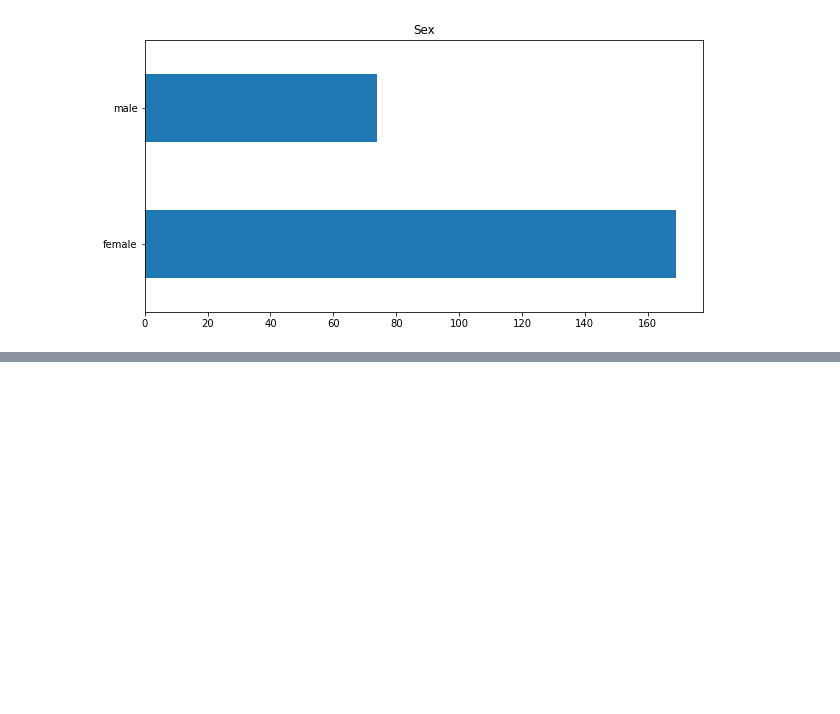
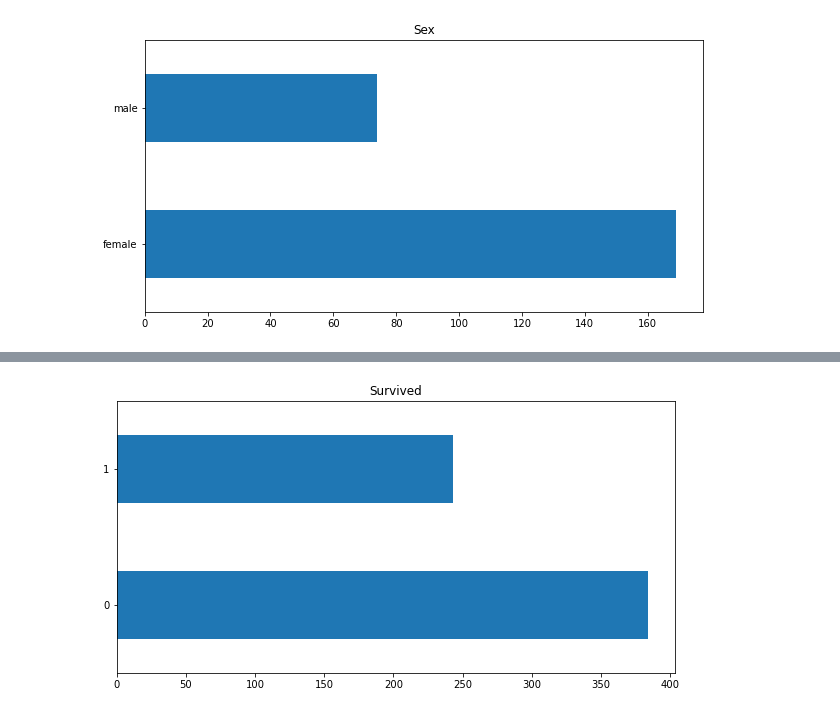
Before and after one commit to davidalias/freecodecamp, a Jupyter notebook: titanic/titanic_tf_230605.ipynb, the cells around one changed output, grey strips where cells are left out. Cells and saved outputs as stored; diff of their text form; code cells hidden in the pictures; blank space fills up the shorter version.

```diff
--- a/titanic/titanic_tf_230605.ipynb
+++ b/titanic/titanic_tf_230605.ipynb
@@ -133,0 +140,7 @@ female percentage survived = 0.7788018433179723
+# %%
+plt.figure(figsize=(10,5))
+df_train['survived'].value_counts().plot.barh()
+plt.title('Survived')
+plt.show()
+# %% [output]
+[figure, added]
```
Also changed, not shown: parts of 8 cells of this notebook.
